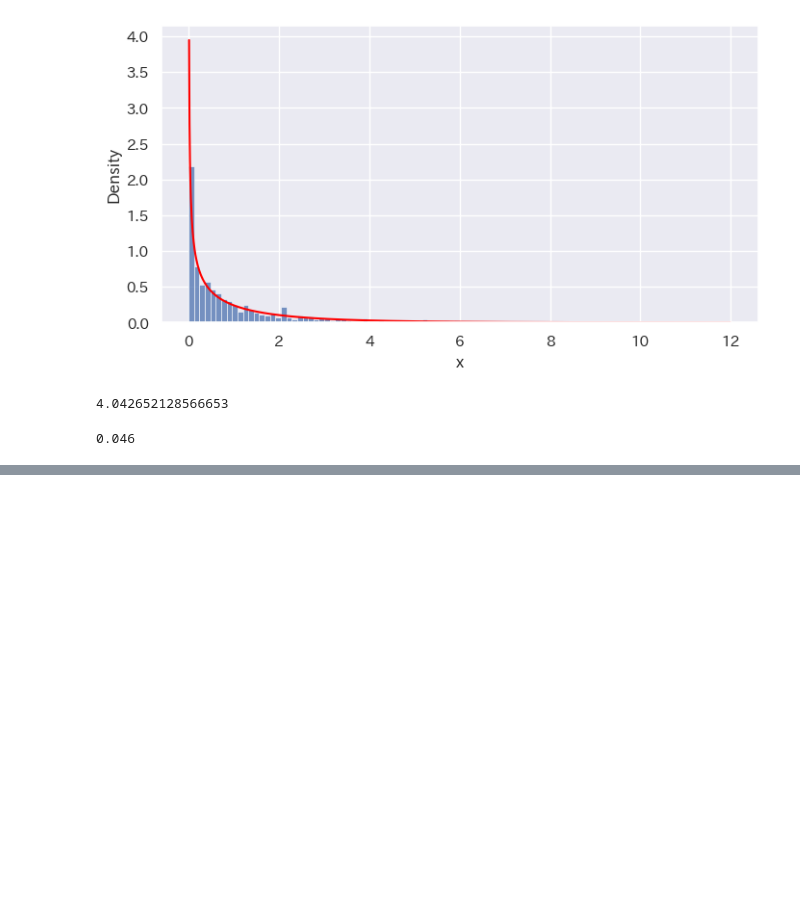
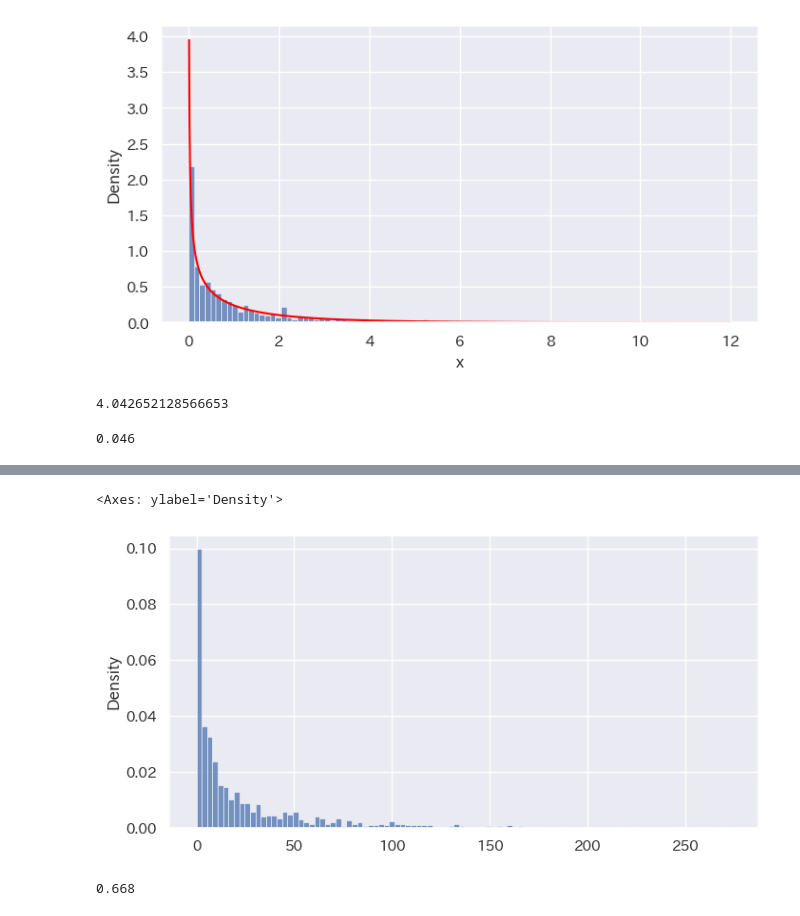
Before and after one commit to maton369/Python_Time_Series_Intro, a Jupyter notebook: 2-6-時系列データのシミュレーションと見せかけの回帰.ipynb, the cells around one changed output, grey strips where cells are left out. Cells and saved outputs as stored; diff of their text form; code cells hidden in the pictures; blank space fills up the shorter version.

```diff
--- a/2-6-時系列データのシミュレーションと見せかけの回帰.ipynb
+++ b/2-6-時系列データのシミュレーションと見せかけの回帰.ipynb
@@ -276,0 +351,39 @@ sum(f_ratio_array > stats.f.ppf(q=0.95, dfn=1, dfd=48)) / n_sim
+# %%
+# -------------------------------------------------------
+# 📊 ランダムウォーク系列に対する F 比の分布を可視化
+# -------------------------------------------------------
+
+# F比のヒストグラムを描画
+sns.histplot(f_ratio_array_rw, stat="density", bins=100)
+
+# ✅ 解説：
+# ・ヒストグラムは、ランダムウォーク系列に対して回帰を行ったときの F 比の分布を示す。
+# ・理論上、x と y は独立しているため「有意な関係はない」はずだが、
+#   ランダムウォークのような **非定常系列** では F 比が大きくなりやすい。
+# ・つまり、見かけ上「有意な回帰関係」が現れることがある。
+#   → これが「見せかけの回帰 (spurious regression)」の典型的な挙動である。
+# ・もし F 比の分布が右に広がっている（高い値が多い）場合、
+#   非定常データをそのまま回帰した危険性が視覚的に確認できる。
+# %% [output]
+<Axes: ylabel='Density'>
+[figure, added]
+# %%
+# -------------------------------------------------------
+# 🎯 間違って帰無仮説を棄却してしまう確率（第Ⅰ種の誤り）
+# -------------------------------------------------------
+
+# 有意水準5％の臨界値を超えるF比の割合を計算
+false_rejection_rate = (
+    sum(f_ratio_array_rw > stats.f.ppf(q=0.95, dfn=1, dfd=48)) / n_sim
+)
+
+false_rejection_rate
+
+# ✅ 解説：
+# ・本来、x と y は無関係であるため、理論上は帰無仮説（「関係なし」）を棄却すべきでない。
+# ・この値は「有意ではないはずなのに、有意だと誤って判断してしまう確率」を表す。
+# ・理想的には約0.05（＝5％）になるが、
+#   ランダムウォークのような **非定常系列** ではこの確率が高くなることが多い。
+# ・つまり、「見せかけの回帰 (spurious regression)」の危険性を数値的に示している。
+# %% [output]
+0.668
```
Also changed, not shown: parts of 2 cells of this notebook.
